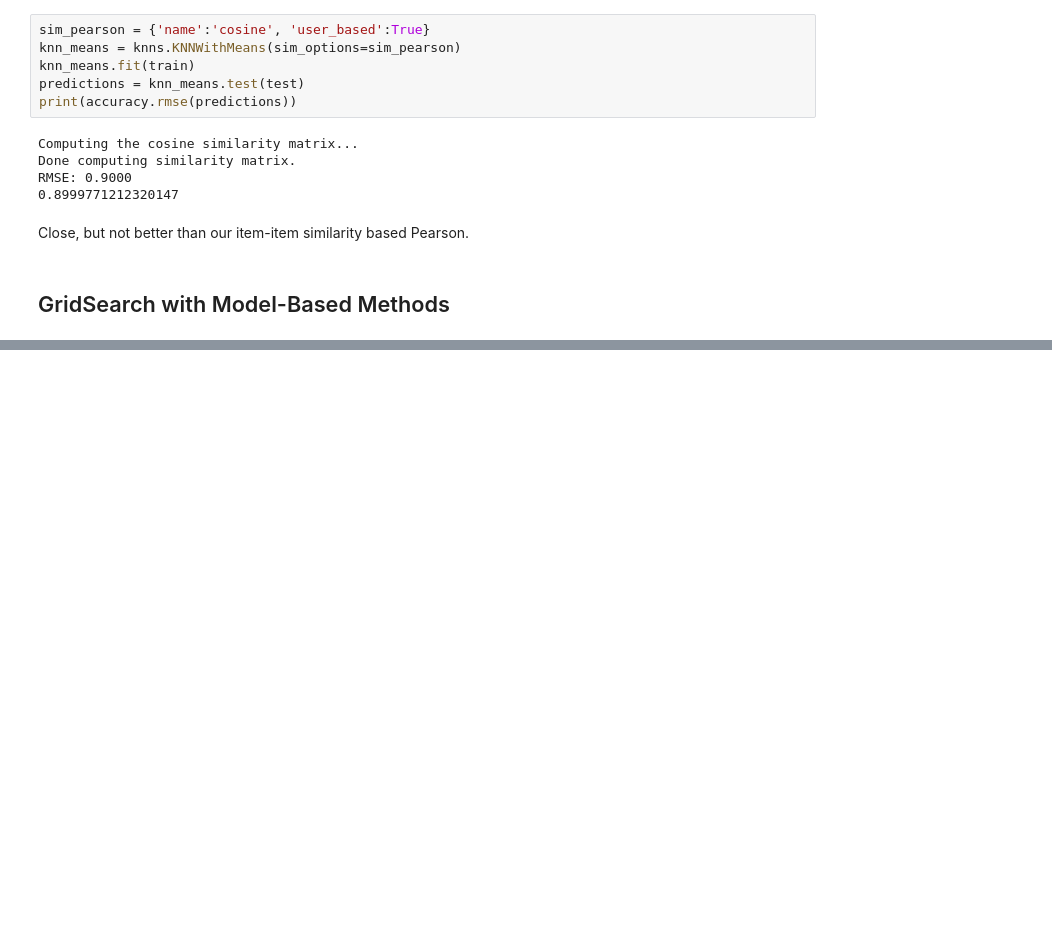
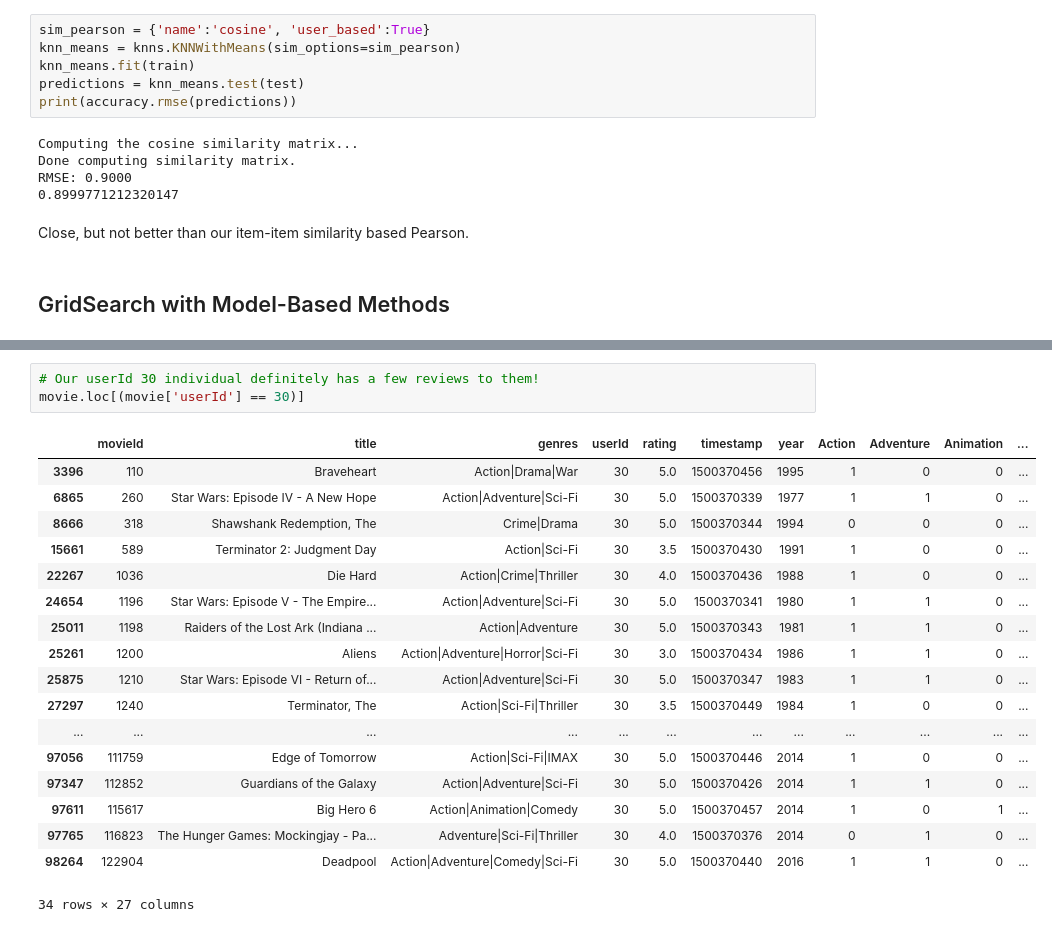
Before and after one commit to MackoyS/movielens-recommendation-system, a Jupyter notebook: eda_mackoy.ipynb, the cells around one changed output, grey strips where cells are left out. Drawn from its saved outputs; the diff is of its cells as text; blank space fills up the shorter version.

```diff
--- a/eda_mackoy.ipynb
+++ b/eda_mackoy.ipynb
@@ -650,0 +747,22 @@ print(gs_model.best_params["rmse"])
+# %%
+# Our userId 30 individual definitely has a few reviews to them!
+movie.loc[(movie['userId'] == 30)]
+# %% [output]
+|  | movieId | title | genres | userId | rating | timestamp | year | Action | Adventure | Animation | ... |
+| 3396 | 110 | Braveheart | Action|Drama|War | 30 | 5.0 | 1500370456 | 1995 | 1 | 0 | 0 | ... |
+| 6865 | 260 | Star Wars: Episode IV - A New Hope | Action|Adventure|Sci-Fi | 30 | 5.0 | 1500370339 | 1977 | 1 | 1 | 0 | ... |
+| 8666 | 318 | Shawshank Redemption, The | Crime|Drama | 30 | 5.0 | 1500370344 | 1994 | 0 | 0 | 0 | ... |
+| 15661 | 589 | Terminator 2: Judgment Day | Action|Sci-Fi | 30 | 3.5 | 1500370430 | 1991 | 1 | 0 | 0 | ... |
+| 22267 | 1036 | Die Hard | Action|Crime|Thriller | 30 | 4.0 | 1500370436 | 1988 | 1 | 0 | 0 | ... |
+| 24654 | 1196 | Star Wars: Episode V - The Empire... | Action|Adventure|Sci-Fi | 30 | 5.0 | 1500370341 | 1980 | 1 | 1 | 0 | ... |
+| 25011 | 1198 | Raiders of the Lost Ark (Indiana ... | Action|Adventure | 30 | 5.0 | 1500370343 | 1981 | 1 | 1 | 0 | ... |
+| 25261 | 1200 | Aliens | Action|Adventure|Horror|Sci-Fi | 30 | 3.0 | 1500370434 | 1986 | 1 | 1 | 0 | ... |
+| 25875 | 1210 | Star Wars: Episode VI - Return of... | Action|Adventure|Sci-Fi | 30 | 5.0 | 1500370347 | 1983 | 1 | 1 | 0 | ... |
+| 27297 | 1240 | Terminator, The | Action|Sci-Fi|Thriller | 30 | 3.5 | 1500370449 | 1984 | 1 | 0 | 0 | ... |
+| ... | ... | ... | ... | ... | ... | ... | ... | ... | ... | ... | ... |
+| 97056 | 111759 | Edge of Tomorrow | Action|Sci-Fi|IMAX | 30 | 5.0 | 1500370446 | 2014 | 1 | 0 | 0 | ... |
+| 97347 | 112852 | Guardians of the Galaxy | Action|Adventure|Sci-Fi | 30 | 5.0 | 1500370426 | 2014 | 1 | 1 | 0 | ... |
+| 97611 | 115617 | Big Hero 6 | Action|Animation|Comedy | 30 | 5.0 | 1500370457 | 2014 | 1 | 0 | 1 | ... |
+| 97765 | 116823 | The Hunger Games: Mockingjay - Pa... | Adventure|Sci-Fi|Thriller | 30 | 4.0 | 1500370376 | 2014 | 0 | 1 | 0 | ... |
+| 98264 | 122904 | Deadpool | Action|Adventure|Comedy|Sci-Fi | 30 | 5.0 | 1500370440 | 2016 | 1 | 1 | 0 | ... |
+34 rows × 27 columns
```
Also changed, not shown: parts of 23 cells of this notebook.
